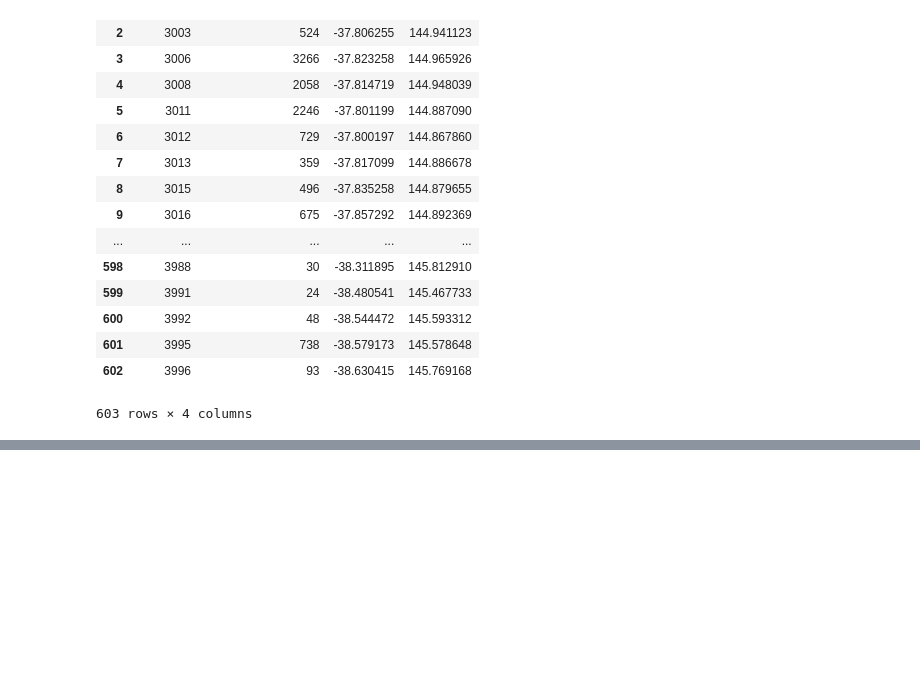
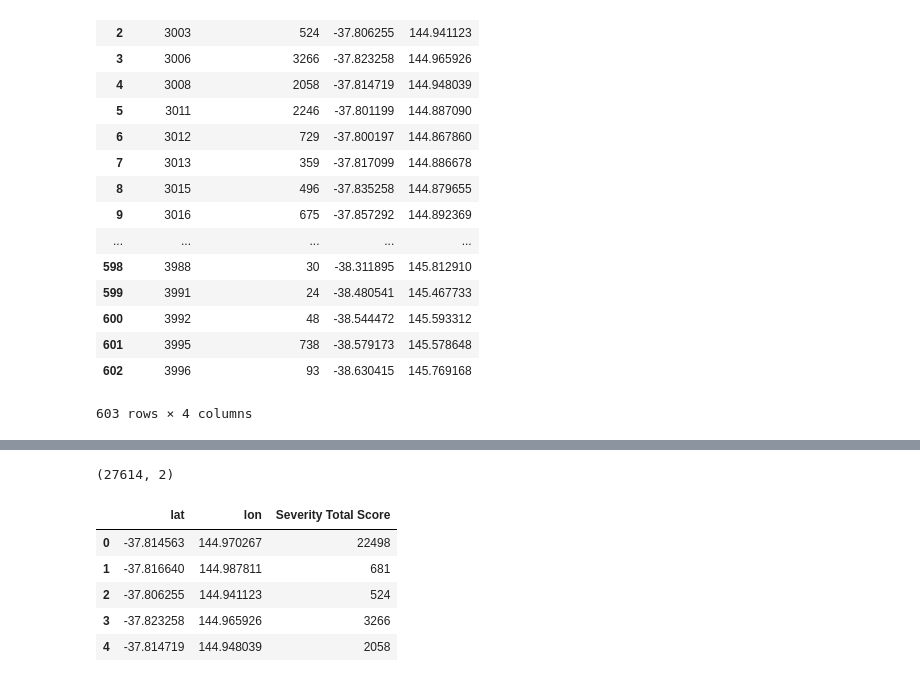
Before and after one commit to tgrrr/melbourne-datathon, a Jupyter notebook: Pandas/CrimeData.ipynb, the cells around one changed output, grey strips where cells are left out. Cells and saved outputs as stored; diff of their text form; code cells hidden in the pictures; blank space fills up the shorter version.

```diff
--- a/Pandas/CrimeData.ipynb
+++ b/Pandas/CrimeData.ipynb
@@ -461,0 +494,4 @@ crime_processed.to_csv('crimes_weighted.csv', index=False)
+# %%
+tram_model.shape
+# %% [output]
+(27614, 2)
@@ -461,0 +500,11 @@ crime_processed.to_csv('crimes_weighted.csv', index=False)
+# %%
+crime_model = crime_processed[['lat', 'lon','Severity Total Score']].copy()
+crime_model = crime_model.reset_index(drop=True)
+crime_model.head()
+# %% [output]
+|  | lat | lon | Severity Total Score |
+| 0 | -37.814563 | 144.970267 | 22498 |
+| 1 | -37.816640 | 144.987811 | 681 |
+| 2 | -37.806255 | 144.941123 | 524 |
+| 3 | -37.823258 | 144.965926 | 3266 |
+| 4 | -37.814719 | 144.948039 | 2058 |
```
Also changed, not shown: parts of 24 cells of this notebook, 11 other files.
